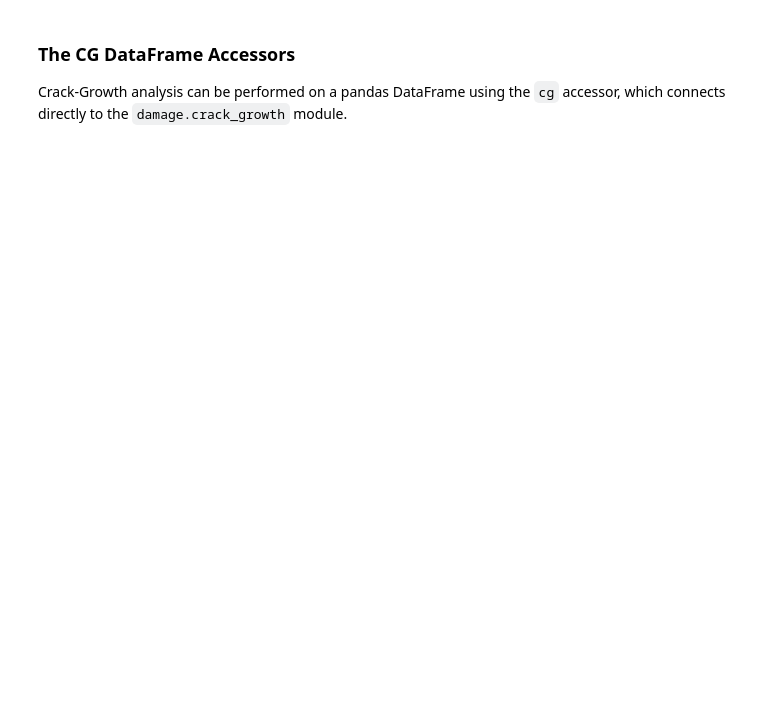
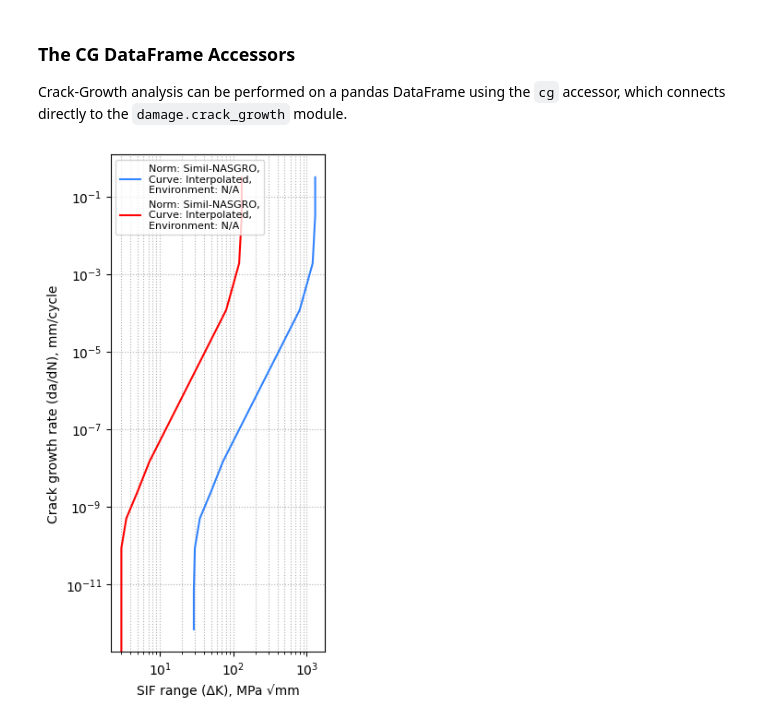
Before and after one commit to OWI-Lab/py-fatigue-tutorials, a Jupyter notebook: notebooks/0.1.0 - PD.Documentation.Noob.ipynb, the cells around one changed output. Drawn from its saved outputs; the diff is of its cells as text; code cells hidden in the pictures; blank space fills up the shorter version.

Commit message:
feat(crack-growth): Add Walker curve to Noob notebook

```diff
--- a/notebooks/0.1.0 - PD.Documentation.Noob.ipynb
+++ b/notebooks/0.1.0 - PD.Documentation.Noob.ipynb
@@ -884,3 +701,40 @@ Crack-Growth analysis can be performed on a pandas DataFrame using the `cg` acce
 #     print(df)
 # df.plot(kind="scatter", x="cumul_cycle", y="crack_depth", s=2)
 # plt.show()
+# %%
+import copy
+import py_fatigue as pf
+import numpy as np
+import matplotlib.pyplot as plt
+
+knee_points = """
+   29, 6.93e-12
+   30, 8.64e-11
+   35, 4.98e-10
+   50, 2.50e-9
+   72, 1.44e-8
+  800, 1.18e-4
+1_200, 1.87e-3
+1_300, 3.10e-2
+"""
+# Convert the string data to a list of lists
+knee_points_list = [list(map(float, line.split(',')))
+                    for line in knee_points.strip().split('\n')]
+knee_points_list = np.array(knee_points_list)
+
+pc = pf.WalkerCurve.from_knee_points(knee_sif=knee_points_list[:,0],
+                                     knee_growth_rate=knee_points_list[:,1],
+                                     norm="Simil-NASGRO",
+                                     environment="N/A", curve="Interpolated")
+pc.walker_exponent = 0
+pc2 = copy.copy(pc)
+pc2.load_ratio = 0.9
+pc2.color = "r"
+# Plotting
+fig, ax = plt.subplots(figsize=(3, 7))
+pc.plot(fig=fig, ax=ax)
+pc2.plot(fig=fig, ax=ax)
+ax.legend(prop={'size': 8})
+plt.show()
+# %% [output]
+[figure, added]
```
Also changed, not shown: parts of 28 cells of this notebook, 2 other files.
